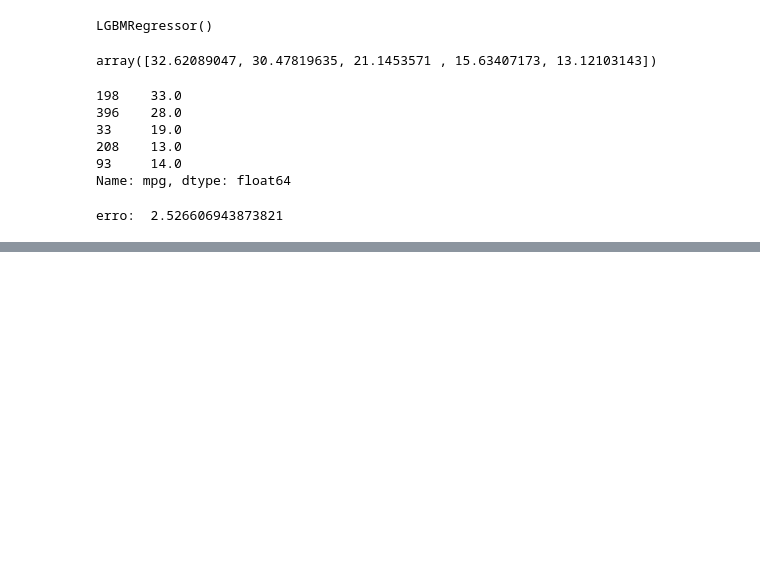
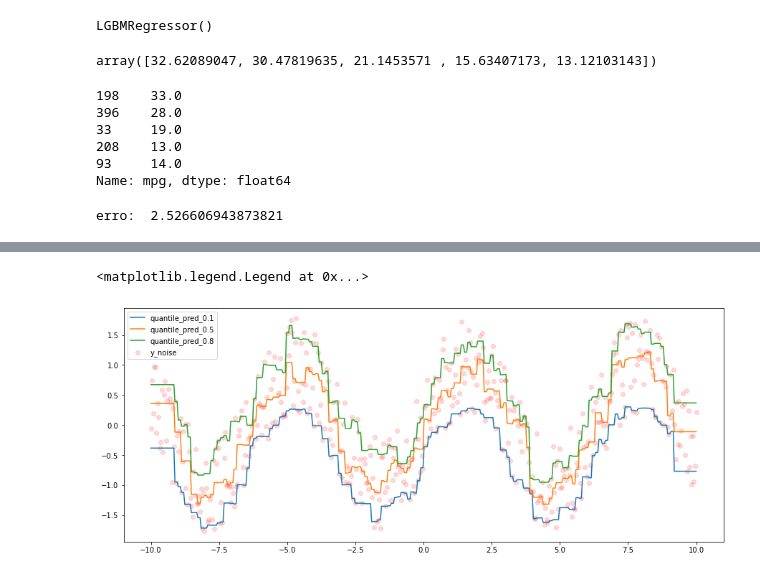
Before and after one commit to lassirati/lightgbm, a Jupyter notebook: lgbm.ipynb, the cells around one changed output, grey strips where cells are left out. Cells and saved outputs as stored; diff of their text form; code cells hidden in the pictures; blank space fills up the shorter version.

```diff
--- a/lgbm.ipynb
+++ b/lgbm.ipynb
@@ -182,0 +210,13 @@ erro:  2.526606943873821
+# %%
+# adaptando a entrada de dados, usando x o proprio linspace porem girado
+# e o y o ruido que parece um seno
+x_train, y = x.reshape(-1, 1), y_noise
+# %%
+# criando 3 modelos para três quartis diferentes 0.1, 0.5 e 0.8
+
+# para previsão de quartis elevados, espera-se um valor de previsão mais elevado
+# vice-versa para previsão de quartis baixos.
+
+regressor_quartil_1 = lgb.LGBMRegressor(alpha=0.1, objective='quantile', metric='quantile')
+regressor_quartil_5 = lgb.LGBMRegressor(alpha=0.5, objective='quantile', metric='quantile')
+regressor_quartil_8 = lgb.LGBMRegressor(alpha=0.8, objective='quantile', metric='quantile')
@@ -182,0 +230,17 @@ erro:  2.526606943873821
+# %%
+# predizendo valores
+predicoes_quartil_1 = regressor_quartil_1.predict(x_train)
+predicoes_quartil_5 = regressor_quartil_5.predict(x_train)
+predicoes_quartil_8 = regressor_quartil_8.predict(x_train)
+# %%
+# data viz
+plt.figure(figsize=[15, 6])
+
+plt.scatter(x, y_noise, label='y_noise', color='red', alpha=0.15)
+plt.plot(x, predicoes_quartil_1, label='quantile_pred_0.1')
+plt.plot(x, predicoes_quartil_5, label='quantile_pred_0.5')
+plt.plot(x, predicoes_quartil_8, label='quantile_pred_0.8')
+plt.legend()
+# %% [output]
+<matplotlib.legend.Legend at 0x...>
+[figure, added]
```
Also changed, not shown: parts of 6 cells of this notebook.
